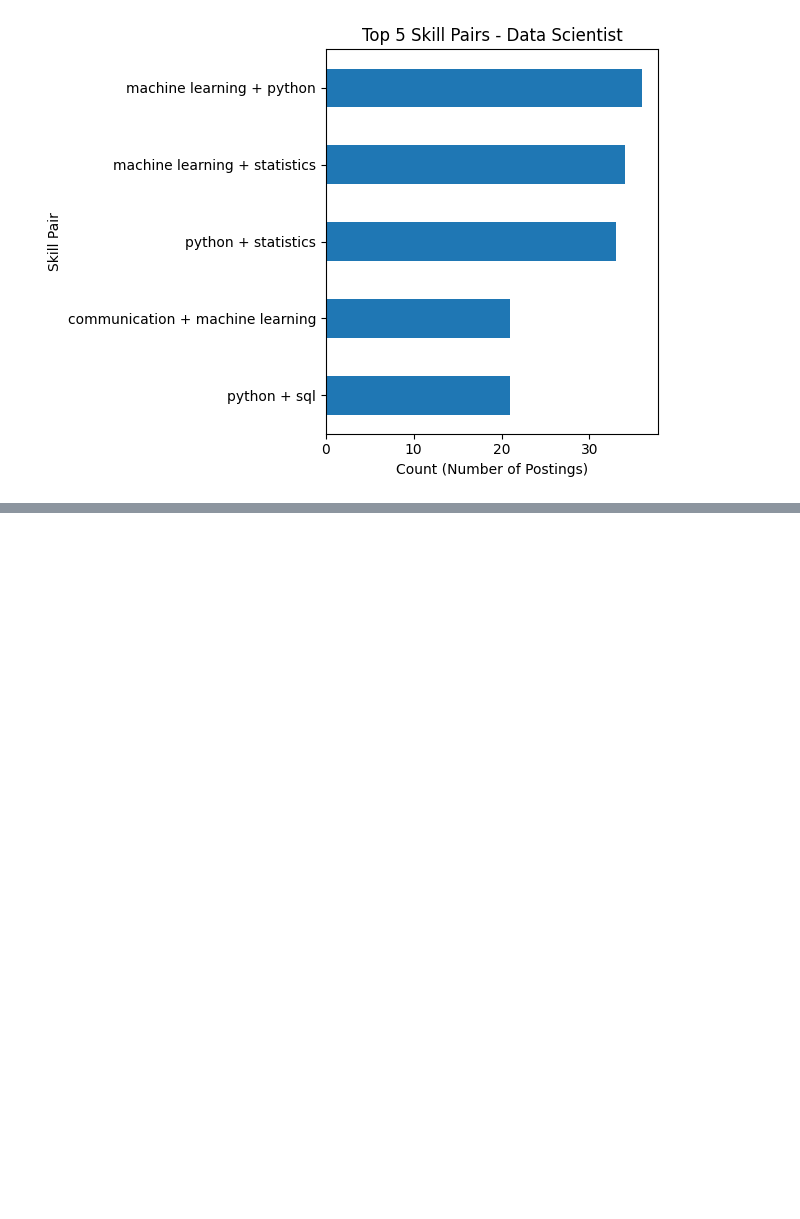
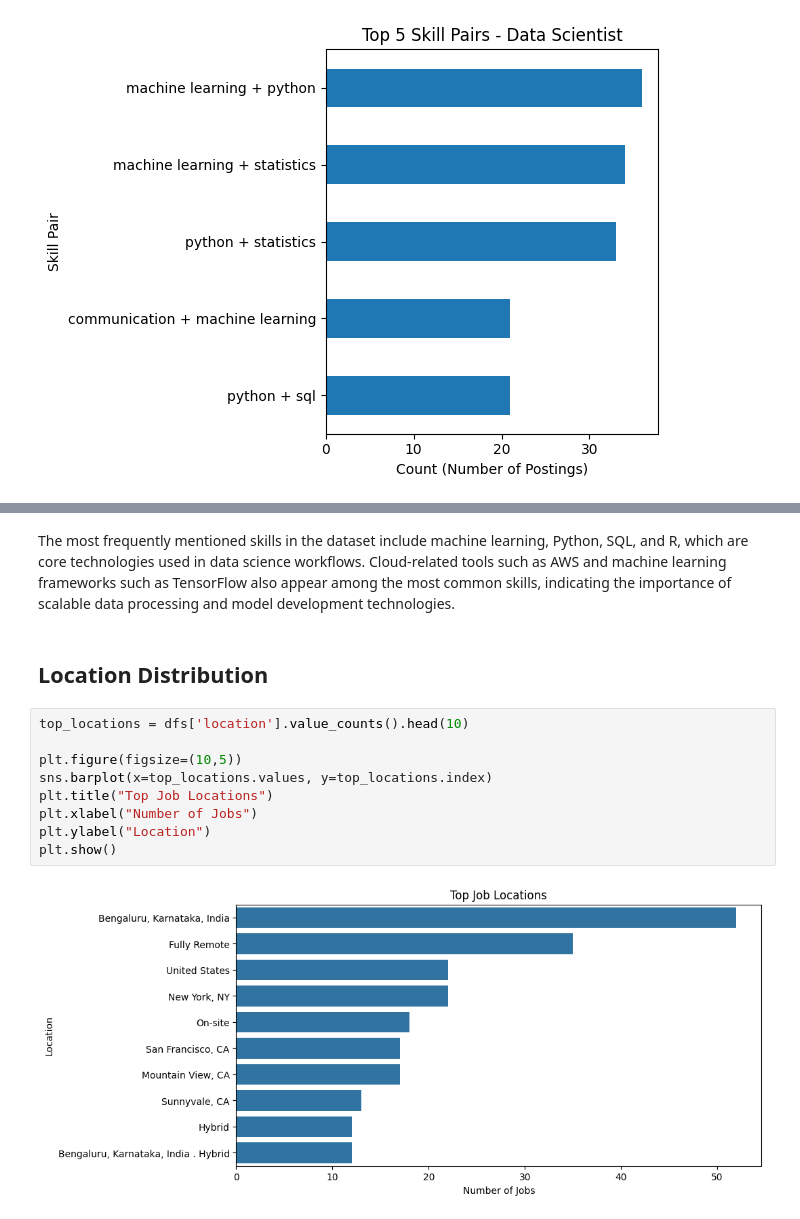
Before and after one commit to SaraAljuraybah/saudi-tech-job-skills-analysis, a Jupyter notebook: notebooks/data_collection.ipynb, the cells around one changed output, grey strips where cells are left out. Drawn from its saved outputs; the diff is of its cells as text; blank space fills up the shorter version.

```diff
--- a/notebooks/data_collection.ipynb
+++ b/notebooks/data_collection.ipynb
@@ -641,0 +821,16 @@ for role in roles_to_show:
+# %% [markdown]
+The most frequently mentioned skills in the dataset include machine learning, Python, SQL, and R, which are core technologies used in data science workflows. Cloud-related tools such as AWS and machine learning frameworks such as TensorFlow also appear among the most common skills, indicating the importance of scalable data processing and model development technologies.
+# %% [markdown]
+
+## Location Distribution
+# %%
+top_locations = dfs['location'].value_counts().head(10)
+
+plt.figure(figsize=(10,5))
+sns.barplot(x=top_locations.values, y=top_locations.index)
+plt.title("Top Job Locations")
+plt.xlabel("Number of Jobs")
+plt.ylabel("Location")
+plt.show()
+# %% [output]
+[figure, added]
```
Also changed, not shown: parts of 26 cells of this notebook.
